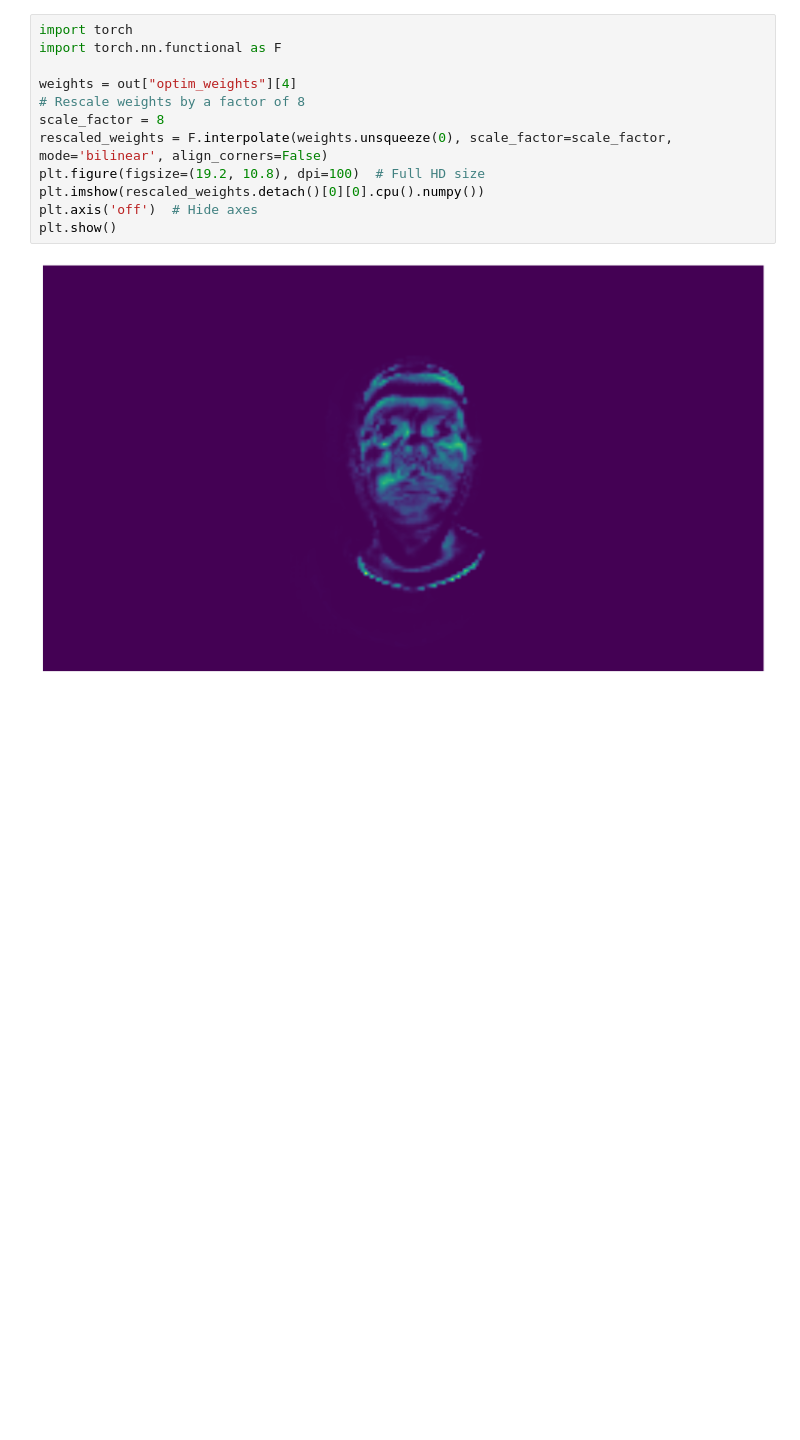
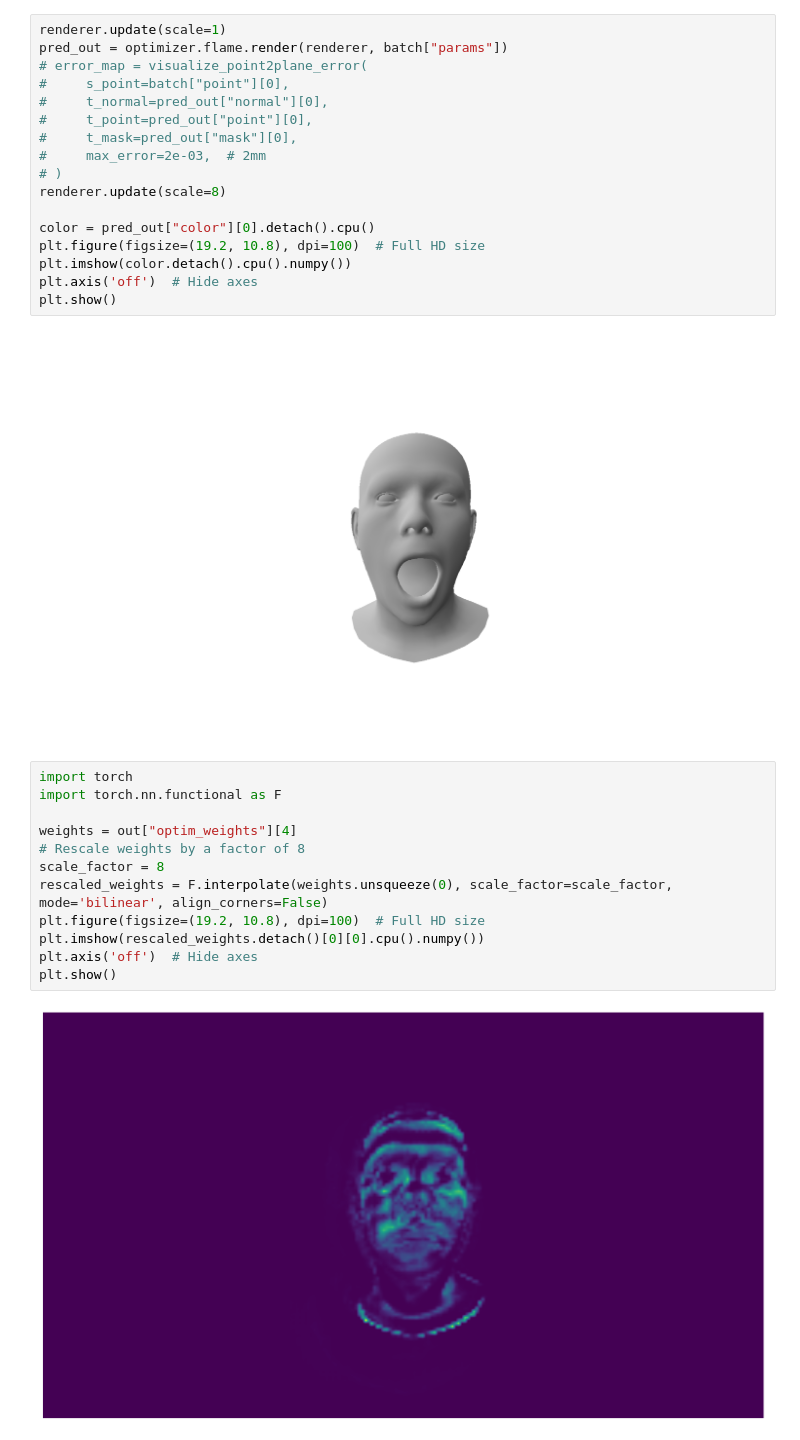
Before and after one commit to robinborth/GuidedResearch, a Jupyter notebook: notebooks/report/method_overview.ipynb, the cells around one changed output. Drawn from its saved outputs; the diff is of its cells as text; blank space fills up the shorter version.

```diff
--- a/notebooks/report/method_overview.ipynb
+++ b/notebooks/report/method_overview.ipynb
@@ -147,3 +192,22 @@ Successfully initialized OpenGL version 4.6.0 NVIDIA 535.183.01
+# %%
+renderer.update(scale=1)
+pred_out = optimizer.flame.render(renderer, batch["params"])
+# error_map = visualize_point2plane_error(
+#     s_point=batch["point"][0],
+#     t_normal=pred_out["normal"][0],
+#     t_point=pred_out["point"][0],
+#     t_mask=pred_out["mask"][0],
+#     max_error=2e-03,  # 2mm
+# )
+renderer.update(scale=8)
+
+color = pred_out["color"][0].detach().cpu()
+plt.figure(figsize=(19.2, 10.8), dpi=100)  # Full HD size
+plt.imshow(color.detach().cpu().numpy())
+plt.axis('off')  # Hide axes
+plt.show()
+# %% [output]
+[figure, added]
 # %%
 import torch
 import torch.nn.functional as F
```
Also changed, not shown: parts of 2 cells of this notebook, 8 other files.
